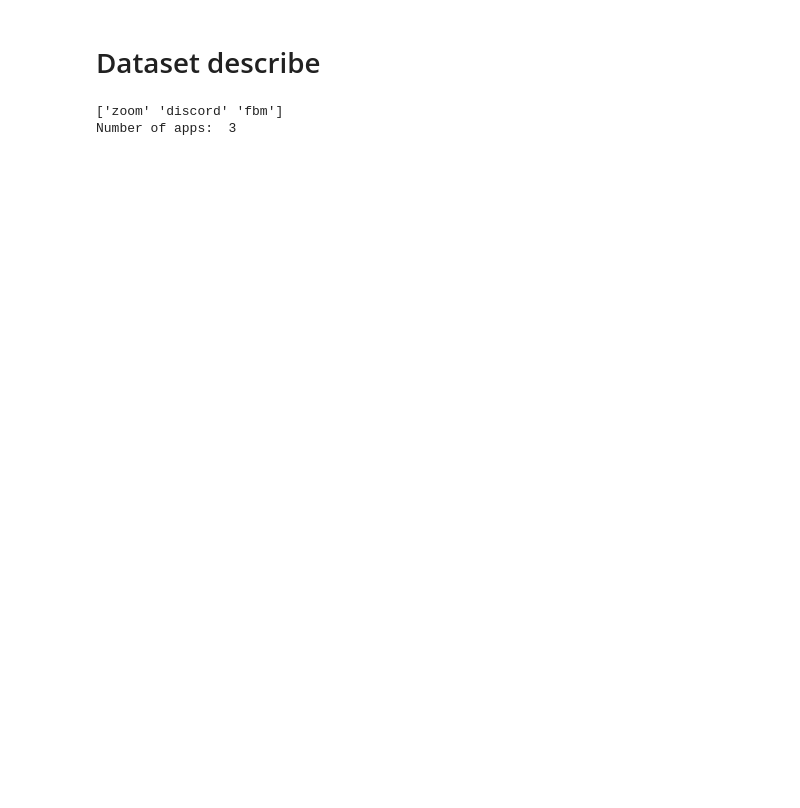
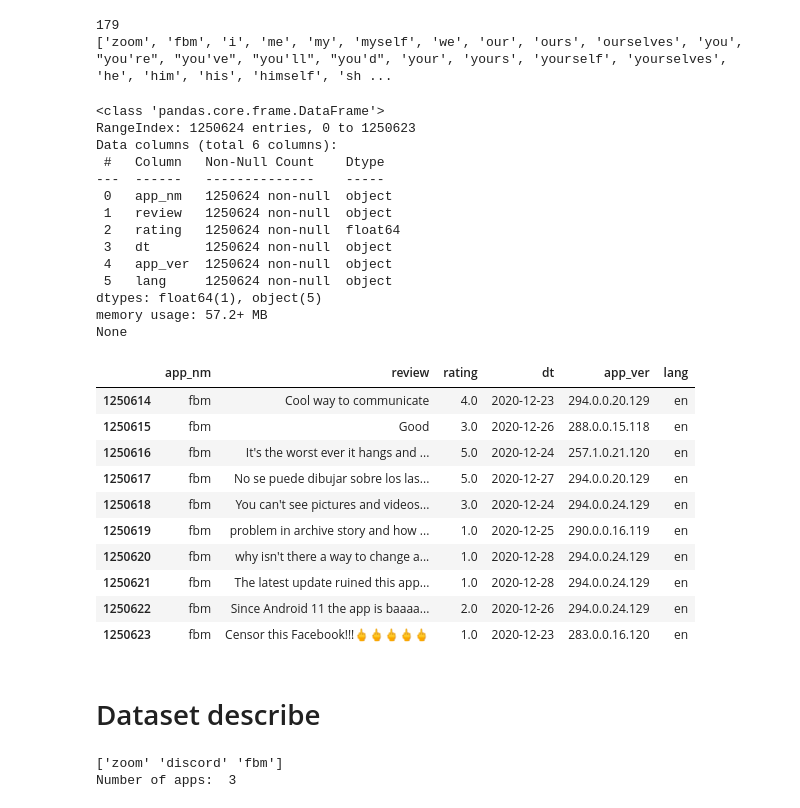
Before and after one commit to mapmatters/review_insight, a Jupyter notebook: 1st_trial_using_sample_set.ipynb, the cells around one changed output. Saved outputs shown, nothing was run; the diff lists cells and outputs as text; code cells hidden in the pictures; blank space fills up the shorter version.

```diff
--- a/1st_trial_using_sample_set.ipynb
+++ b/1st_trial_using_sample_set.ipynb
@@ -30,0 +36,9 @@ df.head()
+# %%
+# stopwords 점검
+original_stops = stopwords.words('english')
+print(len(original_stops))
+my_stops = ['zoom', 'fbm'] + original_stops
+print(my_stops)
+# %% [output]
+179
+['zoom', 'fbm', 'i', 'me', 'my', 'myself', 'we', 'our', 'ours', 'ourselves', 'you', "you're", "you've", "you'll", "you'd", 'your', 'yours', 'yourself', 'yourselves', 'he', 'him', 'his', 'himself', 'sh ...
@@ -31,3 +68,35 @@ df.head()
+# %%
+df = pd.read_pickle('data/processed/rv_en_1.pkl')
+# %%
+print(df.info())
+df.reset_index(inplace=True, drop=True)
+df.tail(10)
+# %% [output]
+<class 'pandas.core.frame.DataFrame'>
+RangeIndex: 1250624 entries, 0 to 1250623
+Data columns (total 6 columns):
+ #   Column   Non-Null Count    Dtype
+---  ------   --------------    -----
+ 0   app_nm   1250624 non-null  object
+ 1   review   1250624 non-null  object
+ 2   rating   1250624 non-null  float64
+ 3   dt       1250624 non-null  object
+ 4   app_ver  1250624 non-null  object
+ 5   lang     1250624 non-null  object
+dtypes: float64(1), object(5)
+memory usage: 57.2+ MB
+None
+|  | app_nm | review | rating | dt | app_ver | lang |
+| 1250614 | fbm | Cool way to communicate | 4.0 | 2020-12-23 | 294.0.0.20.129 | en |
+| 1250615 | fbm | Good | 3.0 | 2020-12-26 | 288.0.0.15.118 | en |
+| 1250616 | fbm | It's the worst ever it hangs and ... | 5.0 | 2020-12-24 | 257.1.0.21.120 | en |
+| 1250617 | fbm | No se puede dibujar sobre los las... | 5.0 | 2020-12-27 | 294.0.0.20.129 | en |
+| 1250618 | fbm | You can't see pictures and videos... | 3.0 | 2020-12-24 | 294.0.0.24.129 | en |
+| 1250619 | fbm | problem in archive story and how ... | 1.0 | 2020-12-25 | 290.0.0.16.119 | en |
+| 1250620 | fbm | why isn't there a way to change a... | 1.0 | 2020-12-28 | 294.0.0.24.129 | en |
+| 1250621 | fbm | The latest update ruined this app... | 1.0 | 2020-12-28 | 294.0.0.24.129 | en |
+| 1250622 | fbm | Since Android 11 the app is baaaa... | 2.0 | 2020-12-26 | 294.0.0.24.129 | en |
+| 1250623 | fbm | Censor this Facebook!!!🖕🖕🖕🖕🖕 | 1.0 | 2020-12-23 | 283.0.0.16.120 | en |
 # %% [markdown]
 # Dataset describe
 # %%
```
Also changed, not shown: parts of 38 cells of this notebook.
